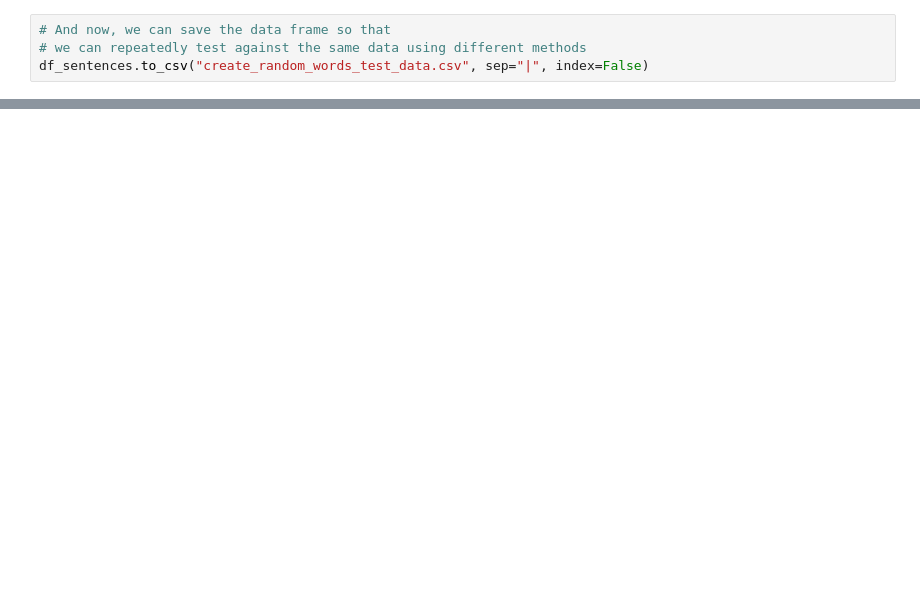
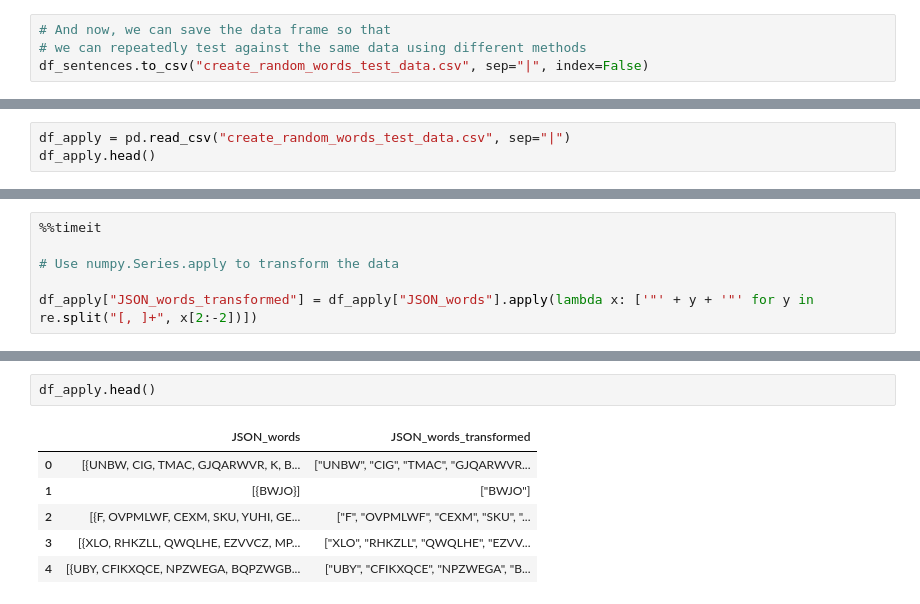
Before and after one commit to cesinco/Creating-random-text-data-for-Pandas, a Jupyter notebook: create_random_words_test_data.ipynb, the cells around one changed output, grey strips where cells are left out. Saved outputs shown, nothing was run; the diff lists cells and outputs as text; blank space fills up the shorter version.

```diff
--- a/create_random_words_test_data.ipynb
+++ b/create_random_words_test_data.ipynb
@@ -228,0 +234,3 @@ df_map.tail()
+# %%
+df_apply = pd.read_csv("create_random_words_test_data.csv", sep="|")
+df_apply.head()
@@ -228,0 +244,6 @@ df_map.tail()
+# %%
+%%timeit
+
+# Use numpy.Series.apply to transform the data
+
+df_apply["JSON_words_transformed"] = df_apply["JSON_words"].apply(lambda x: ['"' + y + '"' for y in re.split("[, ]+", x[2:-2])])
@@ -228,0 +252,9 @@ df_map.tail()
+# %%
+df_apply.head()
+# %% [output]
+|  | JSON_words | JSON_words_transformed |
+| 0 | [{UNBW, CIG, TMAC, GJQARWVR, K, B... | ["UNBW", "CIG", "TMAC", "GJQARWVR... |
+| 1 | [{BWJO}] | ["BWJO"] |
+| 2 | [{F, OVPMLWF, CEXM, SKU, YUHI, GE... | ["F", "OVPMLWF", "CEXM", "SKU", "... |
+| 3 | [{XLO, RHKZLL, QWQLHE, EZVVCZ, MP... | ["XLO", "RHKZLL", "QWQLHE", "EZVV... |
+| 4 | [{UBY, CFIKXQCE, NPZWEGA, BQPZWGB... | ["UBY", "CFIKXQCE", "NPZWEGA", "B... |
```
Also changed, not shown: parts of 21 cells of this notebook, 1 other file.
